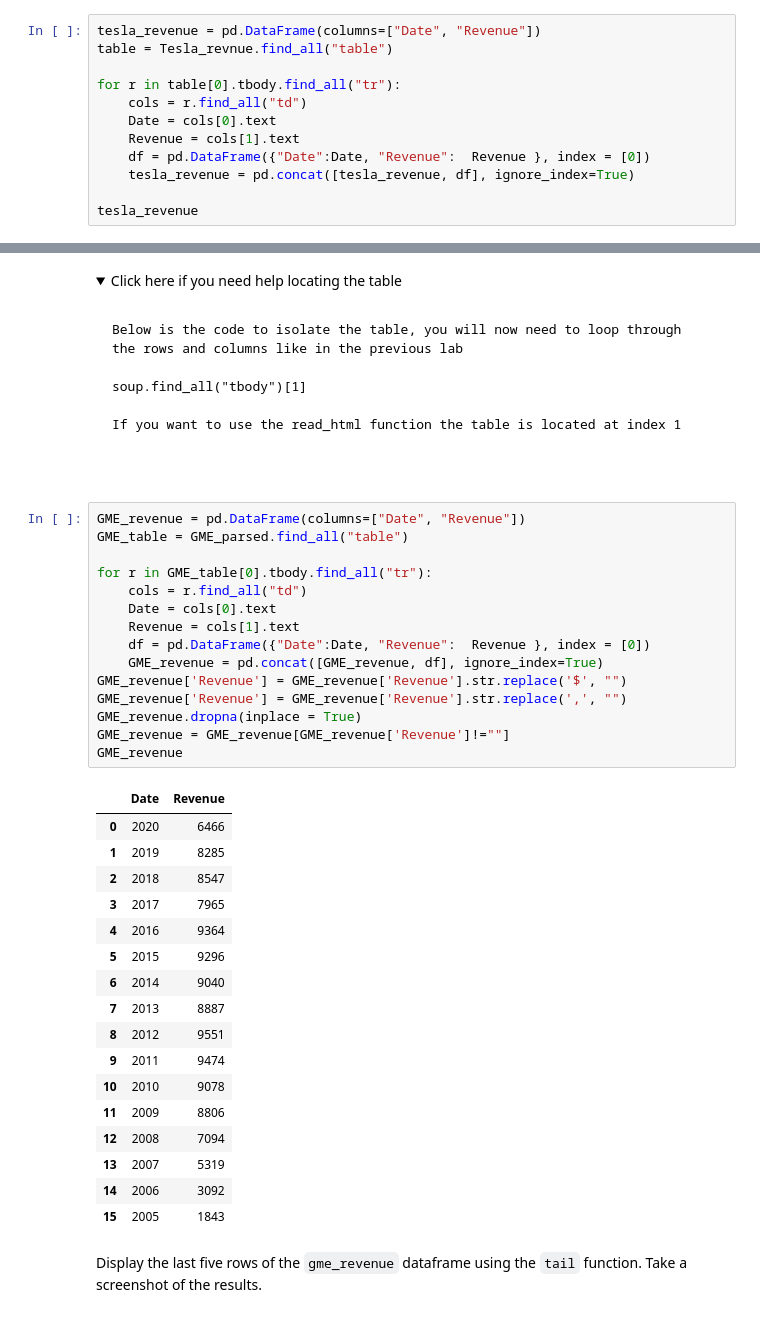
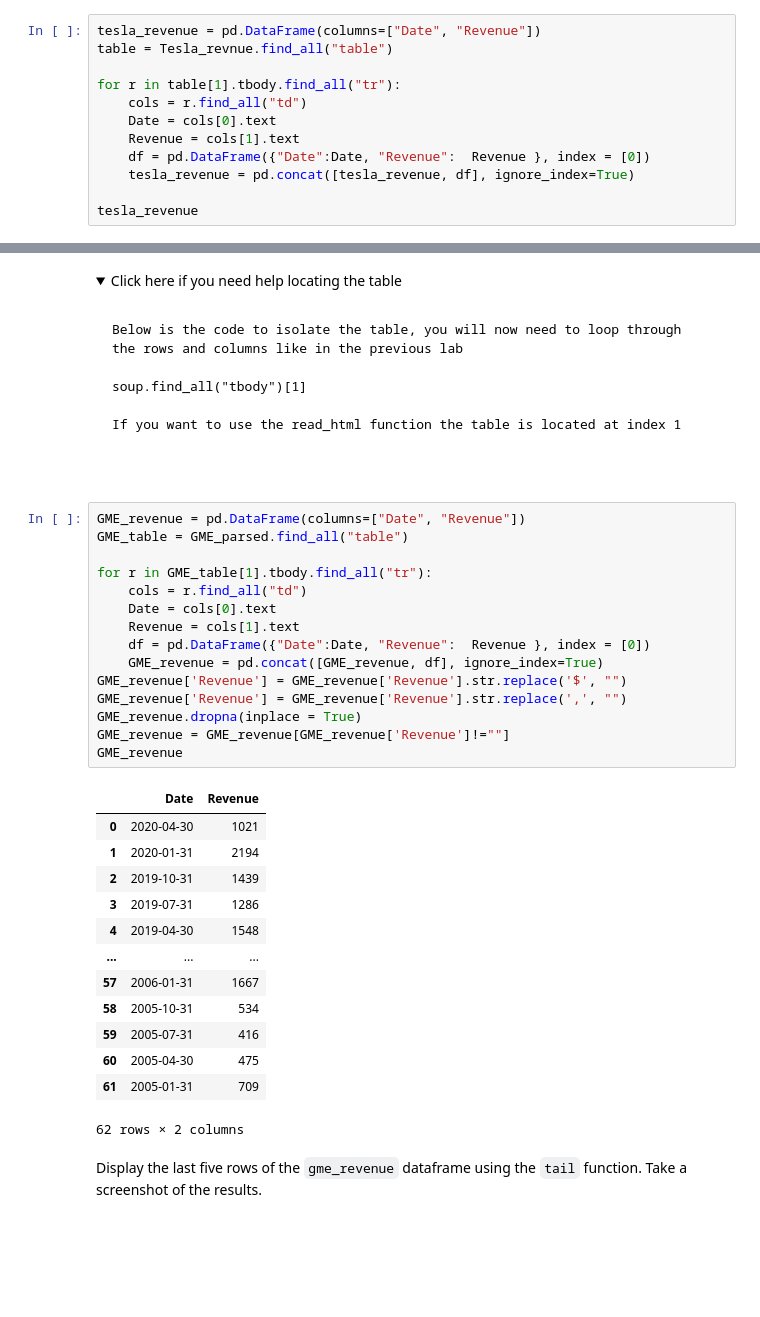
Before and after one commit to RubySharma49/Extract_stock_revenue_data, a Jupyter notebook: Final Assignment.ipynb, the cells around one changed output, grey strips where cells are left out. Cells and saved outputs as stored; diff of their text form; folded sections open; blank space fills up the shorter version.

```diff
--- a/Final Assignment.ipynb
+++ b/Final Assignment.ipynb
@@ -157,7 +157,7 @@ We are focusing on quarterly revenue in the lab.
 tesla_revenue = pd.DataFrame(columns=["Date", "Revenue"])
 table = Tesla_revnue.find_all("table")
 
-for r in table[0].tbody.find_all("tr"):
+for r in table[1].tbody.find_all("tr"):
     cols = r.find_all("td")
     Date = cols[0].text
     Revenue = cols[1].text
@@ -257,36 +260,32 @@ If you want to use the read_html function the table is located at index 1
 # %%
 GME_revenue = pd.DataFrame(columns=["Date", "Revenue"])
 GME_table = GME_parsed.find_all("table")
 
-for r in GME_table[0].tbody.find_all("tr"):
+for r in GME_table[1].tbody.find_all("tr"):
     cols = r.find_all("td")
     Date = cols[0].text
     Revenue = cols[1].text
     df = pd.DataFrame({"Date":Date, "Revenue":  Revenue }, index = [0])
     GME_revenue = pd.concat([GME_revenue, df], ignore_index=True)
 GME_revenue['Revenue'] = GME_revenue['Revenue'].str.replace('$', "")
 GME_revenue['Revenue'] = GME_revenue['Revenue'].str.replace(',', "")
 GME_revenue.dropna(inplace = True)
 GME_revenue = GME_revenue[GME_revenue['Revenue']!=""]
 GME_revenue
 # %% [output]
 |  | Date | Revenue |
-| 0 | 2020 | 6466 |
-| 1 | 2019 | 8285 |
-| 2 | 2018 | 8547 |
-| 3 | 2017 | 7965 |
-| 4 | 2016 | 9364 |
-| 5 | 2015 | 9296 |
-| 6 | 2014 | 9040 |
-| 7 | 2013 | 8887 |
-| 8 | 2012 | 9551 |
-| 9 | 2011 | 9474 |
-| 10 | 2010 | 9078 |
-| 11 | 2009 | 8806 |
-| 12 | 2008 | 7094 |
-| 13 | 2007 | 5319 |
-| 14 | 2006 | 3092 |
-| 15 | 2005 | 1843 |
+| 0 | 2020-04-30 | 1021 |
+| 1 | 2020-01-31 | 2194 |
+| 2 | 2019-10-31 | 1439 |
+| 3 | 2019-07-31 | 1286 |
+| 4 | 2019-04-30 | 1548 |
+| ... | ... | ... |
+| 57 | 2006-01-31 | 1667 |
+| 58 | 2005-10-31 | 534 |
+| 59 | 2005-07-31 | 416 |
+| 60 | 2005-04-30 | 475 |
+| 61 | 2005-01-31 | 709 |
+62 rows × 2 columns
 # %% [markdown]
 Display the last five rows of the `gme_revenue` dataframe using the `tail` function. Take a screenshot of the results.
 # %%
```
Also changed, not shown: parts of 5 cells of this notebook.
